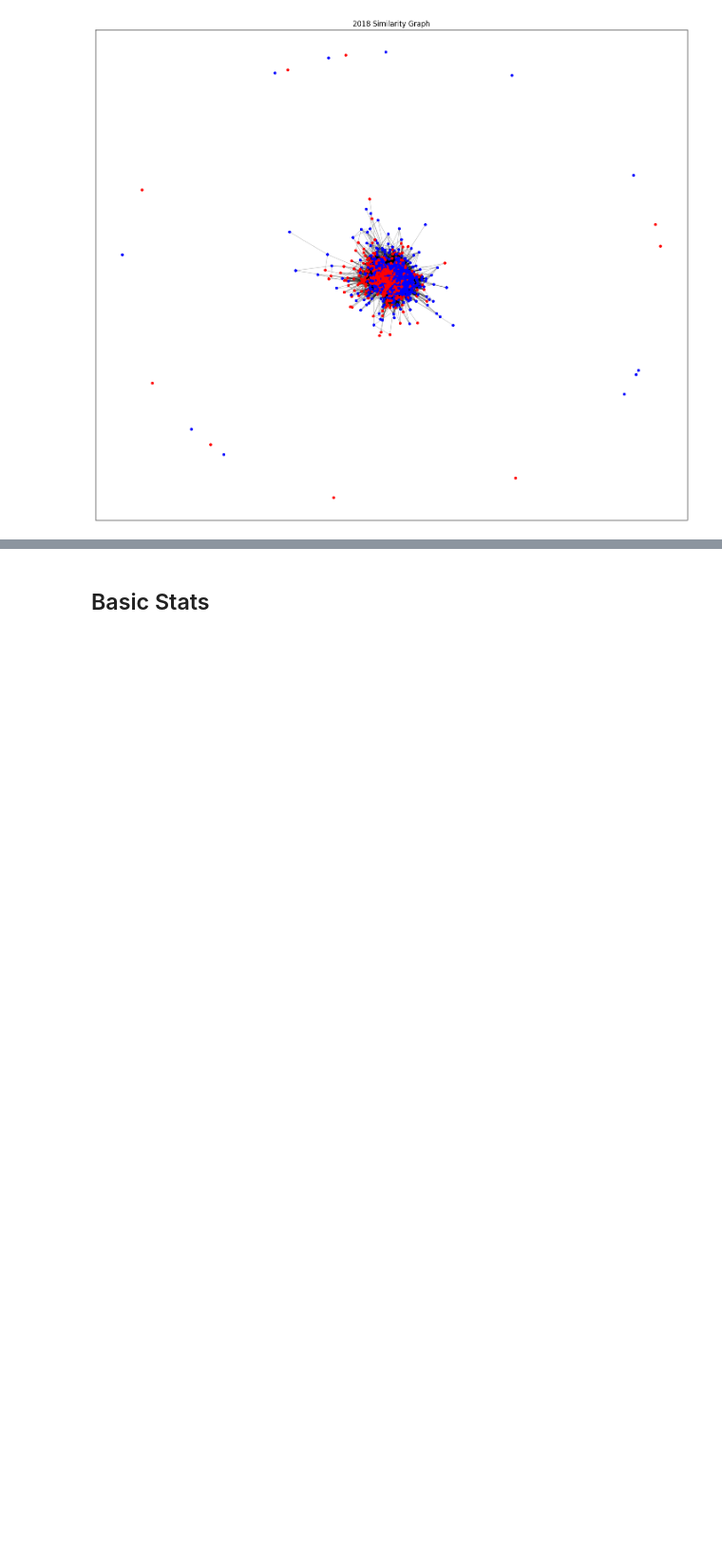
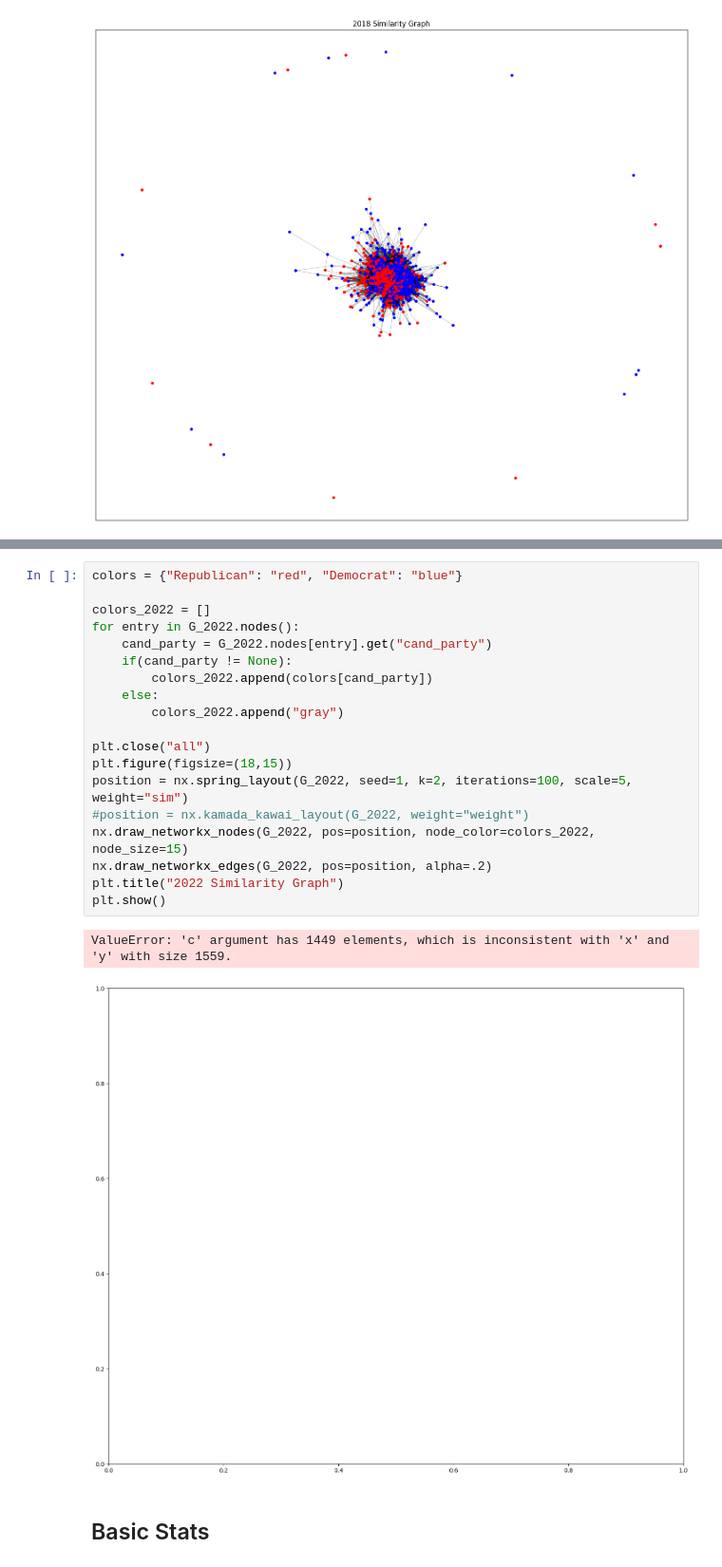
Before and after one commit to DylanMCullifer/NetworkScienceProject, a Jupyter notebook: Final_Project_NS.ipynb, the cells around one changed output, grey strips where cells are left out. Shown at 95% size. Saved outputs shown, nothing was run; the diff lists cells and outputs as text; blank space fills up the shorter version.

```diff
--- a/Final_Project_NS.ipynb
+++ b/Final_Project_NS.ipynb
@@ -231,3 +252,25 @@ plt.show()
+# %%
+colors = {"Republican": "red", "Democrat": "blue"}
+
+colors_2022 = []
+for entry in G_2022.nodes():
+    cand_party = G_2022.nodes[entry].get("cand_party")
+    if(cand_party != None):
+        colors_2022.append(colors[cand_party])
+    else:
+        colors_2022.append("gray")
+
+plt.close("all")
+plt.figure(figsize=(18,15))
+position = nx.spring_layout(G_2022, seed=1, k=2, iterations=100, scale=5, weight="sim")
+#position = nx.kamada_kawai_layout(G_2022, weight="weight")
+nx.draw_networkx_nodes(G_2022, pos=position, node_color=colors_2022, node_size=15)
+nx.draw_networkx_edges(G_2022, pos=position, alpha=.2)
+plt.title("2022 Similarity Graph")
+plt.show()
+# %% [output]
+ValueError: 'c' argument has 1449 elements, which is inconsistent with 'x' and 'y' with size 1559.
+[figure, added]
 # %% [markdown]
 ## Basic Stats
 # %%
```
Also changed, not shown: parts of 1 cell of this notebook.
